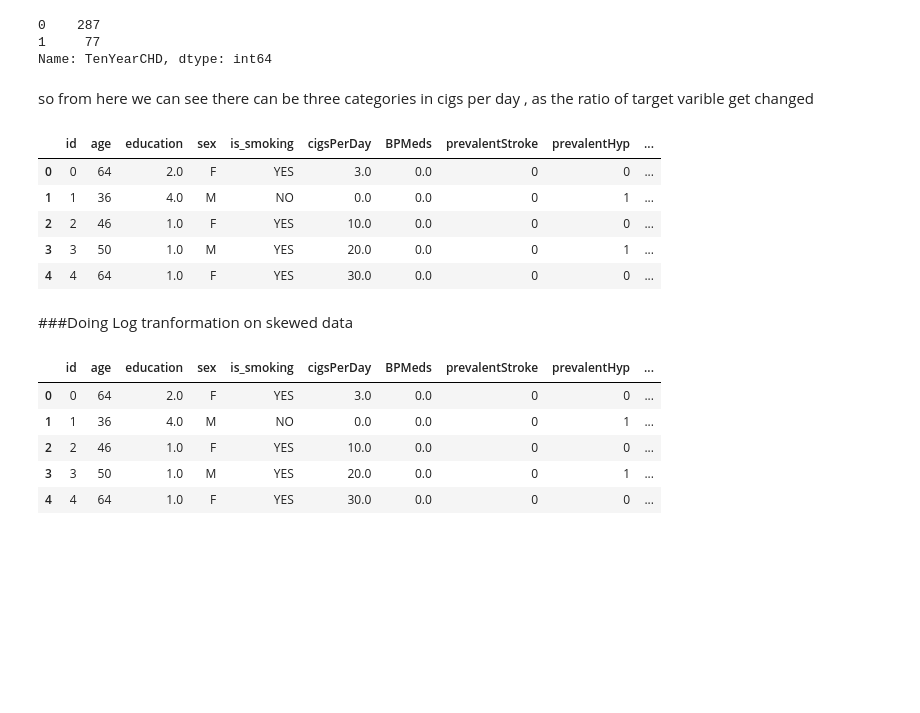
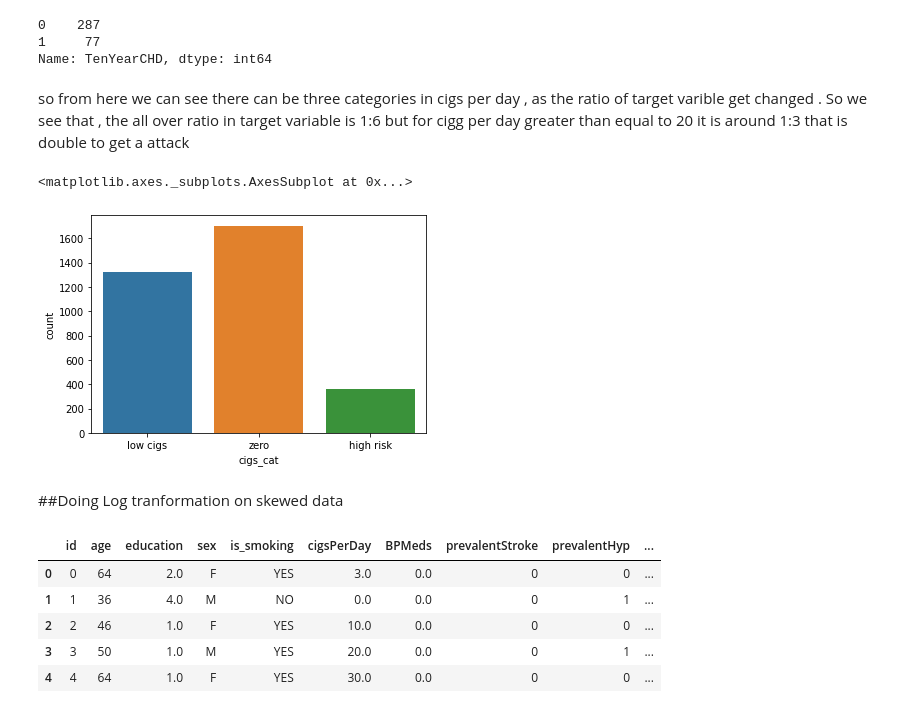
Before and after one commit to Shubhankitsirvaiya/Cardiovascular_classification, a Jupyter notebook: CardioVascular_Classification_Project_.ipynb, the cells around one changed output. Drawn from its saved outputs; the diff is of its cells as text; code cells hidden in the pictures; blank space fills up the shorter version.

```diff
--- a/CardioVascular_Classification_Project_.ipynb
+++ b/CardioVascular_Classification_Project_.ipynb
@@ -326,26 +301,23 @@ df[(df.cigsPerDay>20)]['TenYearCHD'].value_counts()
 1     77
 Name: TenYearCHD, dtype: int64
 # %% [markdown]
-so from here we can see there can be three categories in cigs per day , as the ratio of target varible get changed
+so from here we can see there can be three categories in cigs per day , as the ratio of target varible get changed .
+So we see that , the all over ratio in target variable is 1:6 but for cigg per day greater than equal to 20 it is around 1:3 that is double to get a attack
 # %%
 def cig_cat(x):
   if x==0:
     return "zero"
   elif x>0 and x<=20:
     return "low cigs"
   elif x>20:
     return "high risk"
 df['cigs_cat']=df.cigsPerDay.apply(cig_cat)
-df.head()
+sns.countplot(df['cigs_cat'])
 # %% [output]
-|  | id | age | education | sex | is_smoking | cigsPerDay | BPMeds | prevalentStroke | prevalentHyp | ... |
-| 0 | 0 | 64 | 2.0 | F | YES | 3.0 | 0.0 | 0 | 0 | ... |
-| 1 | 1 | 36 | 4.0 | M | NO | 0.0 | 0.0 | 0 | 1 | ... |
-| 2 | 2 | 46 | 1.0 | F | YES | 10.0 | 0.0 | 0 | 0 | ... |
-| 3 | 3 | 50 | 1.0 | M | YES | 20.0 | 0.0 | 0 | 1 | ... |
-| 4 | 4 | 64 | 1.0 | F | YES | 30.0 | 0.0 | 0 | 0 | ... |
+<matplotlib.axes._subplots.AxesSubplot at 0x...>
+[figure, added]
 # %% [markdown]
-###Doing Log tranformation on skewed data
+##Doing Log tranformation on skewed data
 # %%
 for i in  ['glucose','heartRate','BMI','totChol','sysBP']:
   df[i]=np.log(df[i])
```
Also changed, not shown: parts of 91 cells of this notebook.
